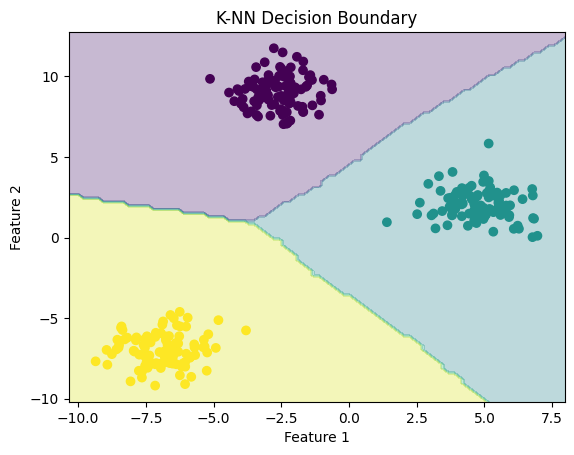
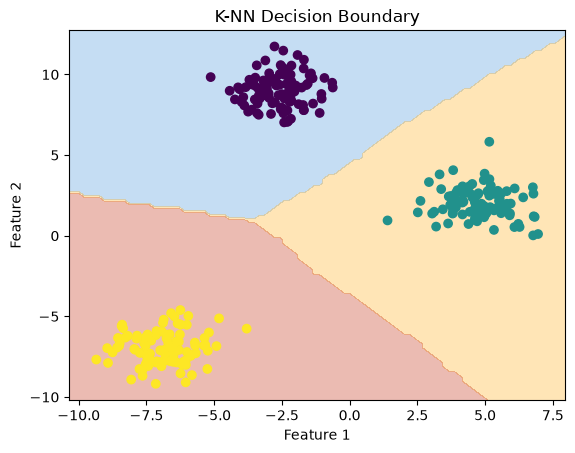
Unified diff of the notebook cell whose output changed from the first chart to the second:
--- before
+++ after
@@ -4,10 +4,13 @@
     knn,
     X,
-    response_method = 'predict'
-    alpha = 0.3
-    xlabel = 'Feature 1'
-    ylabel = 'Feature 2'
+    response_method = 'predict',
+    alpha = 0.3,
+    xlabel = 'Feature 1',
+    ylabel = 'Feature 2',
 )
+
 plt.scatter(X[:, 0], X[:, 1], c = y)
 plt.xlabel('Feature 1')
 plt.ylabel('Feature 2')
+plt.title('K-NN Decision Boundary')
+plt.show()

Commit: Finished Day 2